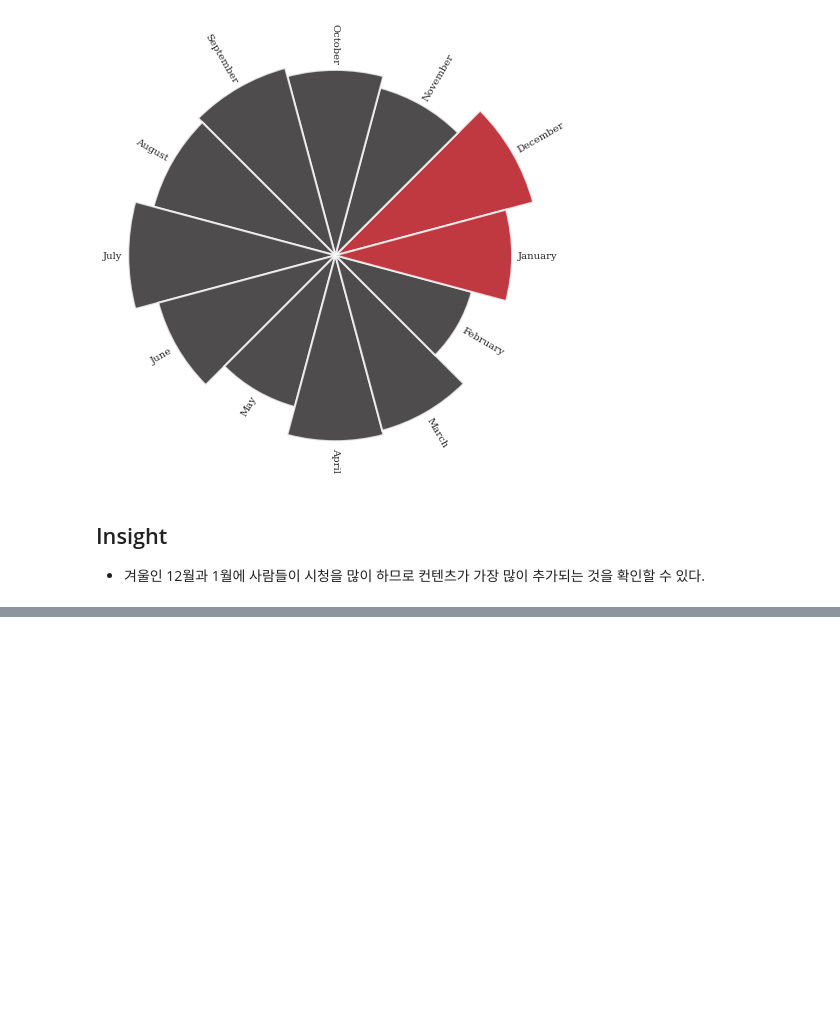
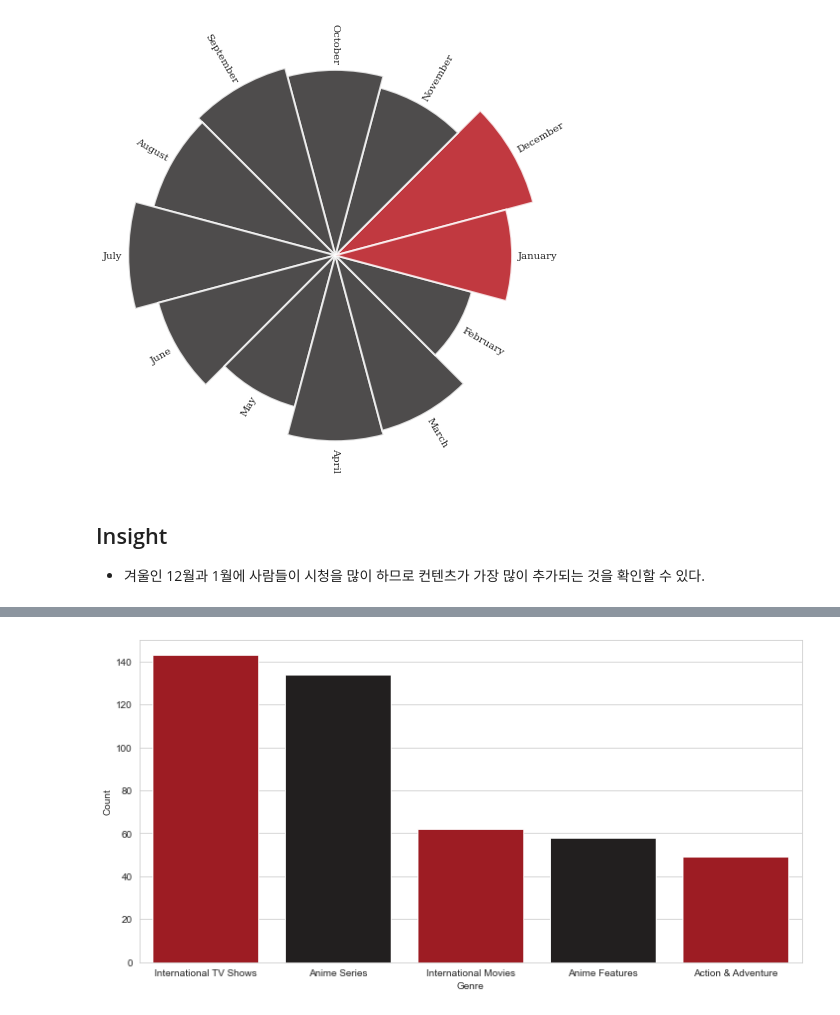
Before and after one commit to del-luna/aiffel, a Jupyter notebook: datathon/final.ipynb, the cells around one changed output, grey strips where cells are left out. Saved outputs shown, nothing was run; the diff lists cells and outputs as text; code cells hidden in the pictures; blank space fills up the shorter version.

```diff
--- a/datathon/final.ipynb
+++ b/datathon/final.ipynb
@@ -708,0 +760,5 @@ for bar, angle, height, label in zip(bars,angles, heights, df_polar["month_name_
+# %%
+temp=find_genre(df, 'Japan', 5)
+visualize(temp)
+# %% [output]
+[figure, added]
```
Also changed, not shown: parts of 7 cells of this notebook, 1 other file.
